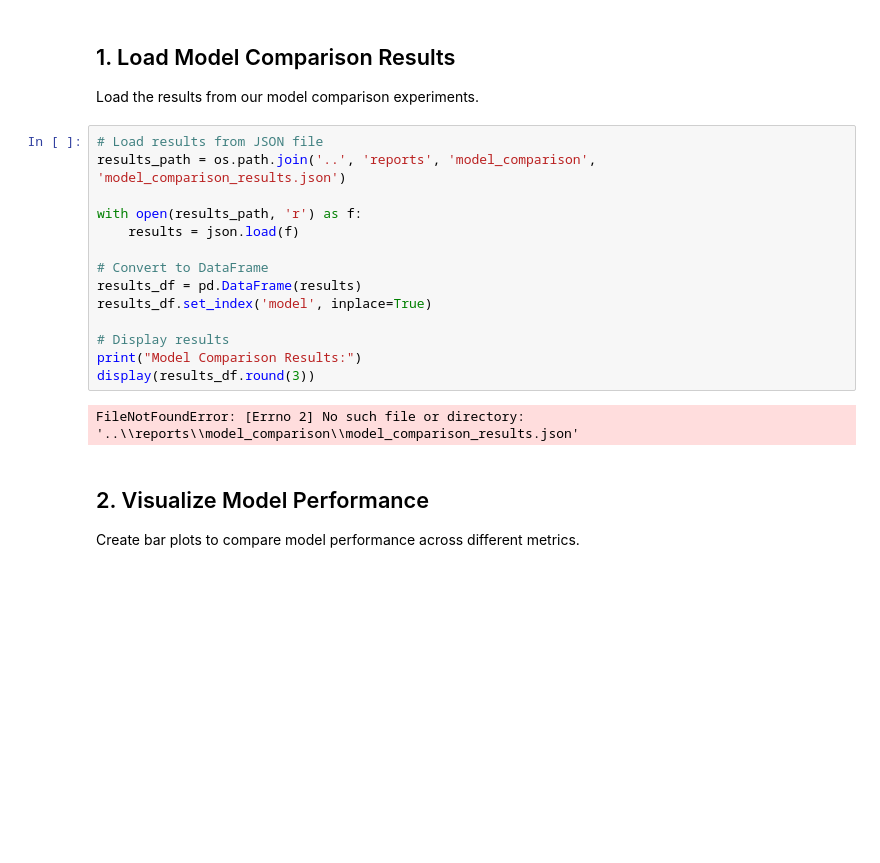
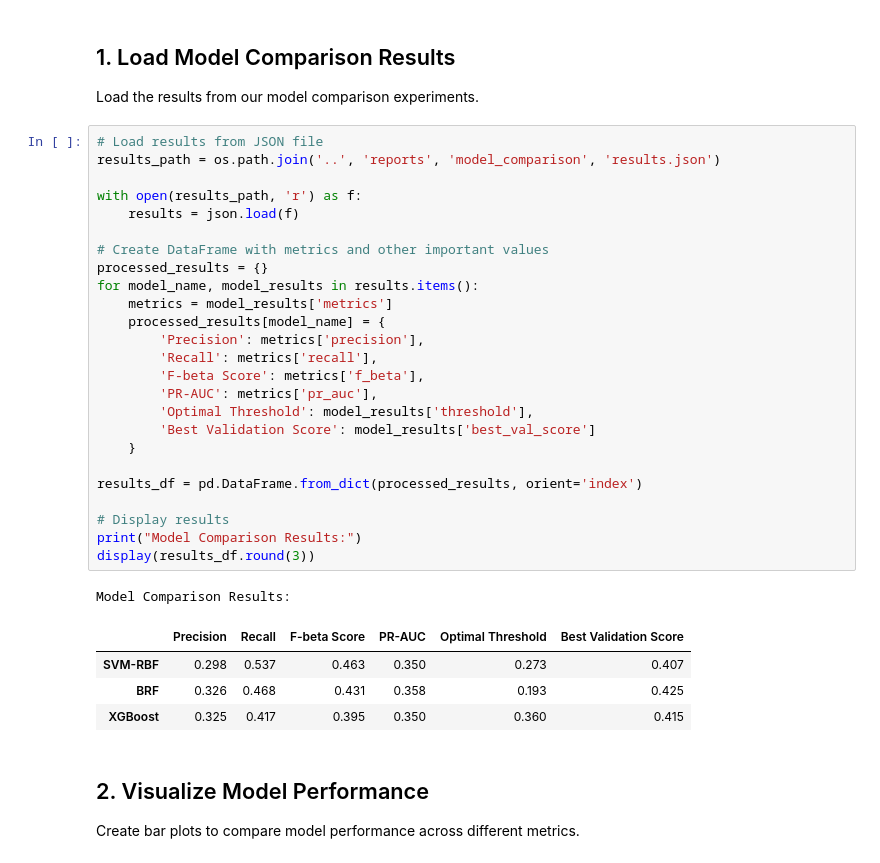
Before and after one commit to PhilipRinguet/Software-Defect-Prediction, a Jupyter notebook: notebooks/model_comparison_results.ipynb, the cells around one changed output. Cells and saved outputs as stored; diff of their text form; blank space fills up the shorter version.

```diff
--- a/notebooks/model_comparison_results.ipynb
+++ b/notebooks/model_comparison_results.ipynb
@@ -20,20 +20,35 @@ plt.rcParams['font.size'] = 12
 Load the results from our model comparison experiments.
 # %%
 # Load results from JSON file
-results_path = os.path.join('..', 'reports', 'model_comparison', 'model_comparison_results.json')
+results_path = os.path.join('..', 'reports', 'model_comparison', 'results.json')
 
 with open(results_path, 'r') as f:
     results = json.load(f)
 
-# Convert to DataFrame
-results_df = pd.DataFrame(results)
-results_df.set_index('model', inplace=True)
+# Create DataFrame with metrics and other important values
+processed_results = {}
+for model_name, model_results in results.items():
+    metrics = model_results['metrics']
+    processed_results[model_name] = {
+        'Precision': metrics['precision'],
+        'Recall': metrics['recall'],
+        'F-beta Score': metrics['f_beta'],
+        'PR-AUC': metrics['pr_auc'],
+        'Optimal Threshold': model_results['threshold'],
+        'Best Validation Score': model_results['best_val_score']
+    }
+
+results_df = pd.DataFrame.from_dict(processed_results, orient='index')
 
 # Display results
 print("Model Comparison Results:")
 display(results_df.round(3))
 # %% [output]
-FileNotFoundError: [Errno 2] No such file or directory: '..\\reports\\model_comparison\\model_comparison_results.json'
+Model Comparison Results:
+|  | Precision | Recall | F-beta Score | PR-AUC | Optimal Threshold | Best Validation Score |
+| SVM-RBF | 0.298 | 0.537 | 0.463 | 0.350 | 0.273 | 0.407 |
+| BRF | 0.326 | 0.468 | 0.431 | 0.358 | 0.193 | 0.425 |
+| XGBoost | 0.325 | 0.417 | 0.395 | 0.350 | 0.360 | 0.415 |
 # %% [markdown]
 ## 2. Visualize Model Performance
 Create bar plots to compare model performance across different metrics.
```
Also changed, not shown: parts of 3 cells of this notebook, 13 other files.
